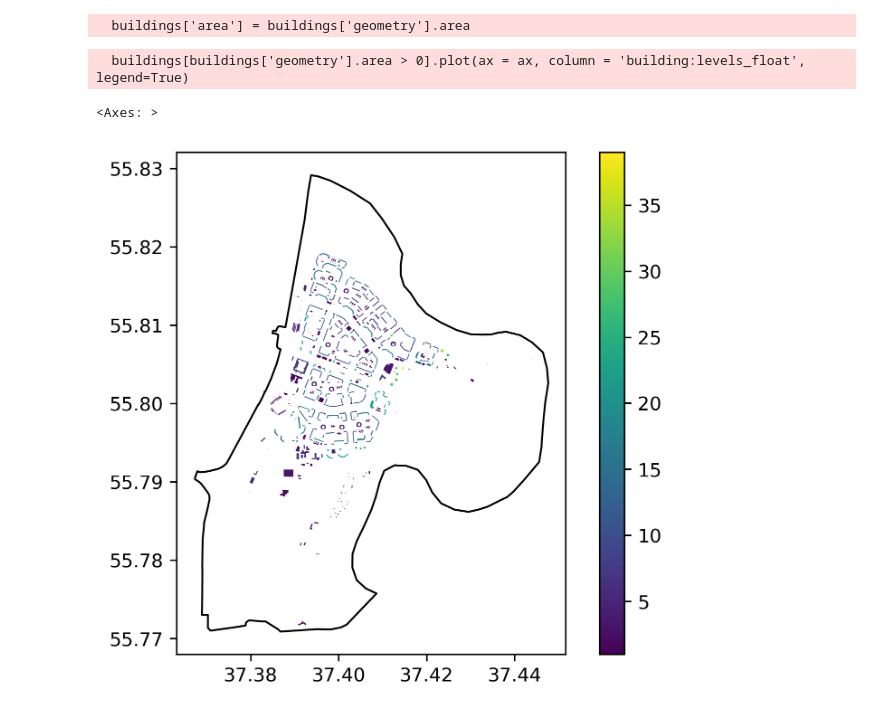
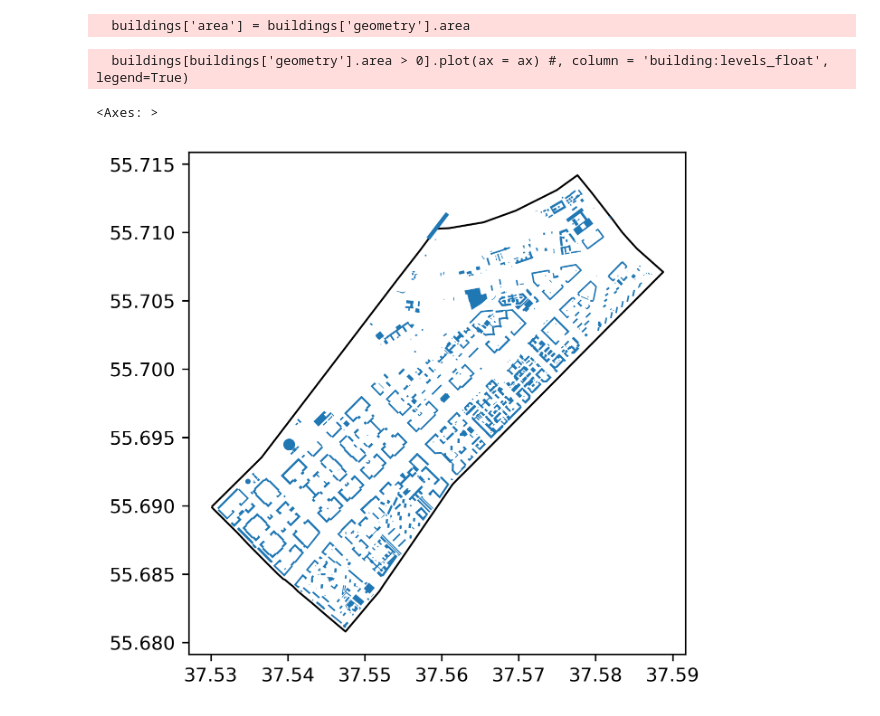
Before and after one commit to mvarentsov/UClim4HSE-2025, a Jupyter notebook: scripts/Lect06_example_OSM.ipynb, the cells around one changed output. Cells and saved outputs as stored; diff of their text form; code cells hidden in the pictures.

```diff
--- a/scripts/Lect06_example_OSM.ipynb
+++ b/scripts/Lect06_example_OSM.ipynb
@@ -8,10 +8,12 @@ plt.rcParams['figure.dpi'] = 300
 plt.rcParams['savefig.dpi'] = 300
 # %%
 place_name = "Moscow, RU"
-area = ox.geocode_to_gdf(place_name)
-ax = area.plot()
+area0 = ox.geocode_to_gdf(place_name)
+ax = area0.plot()
 
-place_name1 = "Strogino, Moscow, RU"
+#place_name1 = "Strogino, Moscow, RU"
+place_name1 = "Гагаринский, Москва, Россия"
+
 area = ox.geocode_to_gdf(place_name1)
 area.plot(ax = ax, color = 'orange')
 # %% [output]
@@ -35,8 +59,10 @@ buildings['area'] = buildings['geometry'].area
   buildings['area'] = buildings['geometry'].area
 # %%
 ax = area.plot(facecolor = [0, 0, 0, 0], edgecolor = 'black')
-buildings[buildings['geometry'].area > 0].plot(ax = ax, column = 'building:levels_float', legend=True)
+
+#buildings.plot(ax = ax, column = 'building:levels_float', legend=True)
+buildings[buildings['geometry'].area > 0].plot(ax = ax) #, column = 'building:levels_float', legend=True)
 # %% [output]
-  buildings[buildings['geometry'].area > 0].plot(ax = ax, column = 'building:levels_float', legend=True)
+  buildings[buildings['geometry'].area > 0].plot(ax = ax) #, column = 'building:levels_float', legend=True)
 <Axes: >
-[figure, old version]
+[figure, new version]
```
Also changed, not shown: parts of 4 cells of this notebook, 1 other file.
